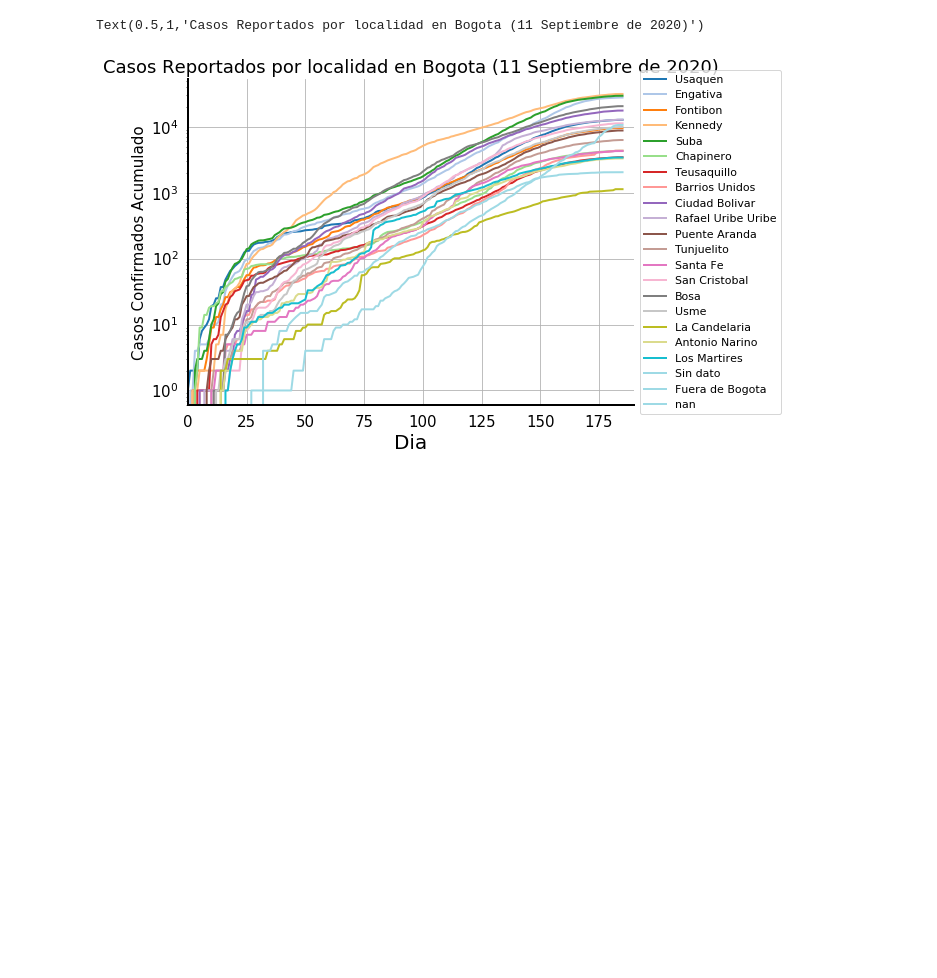
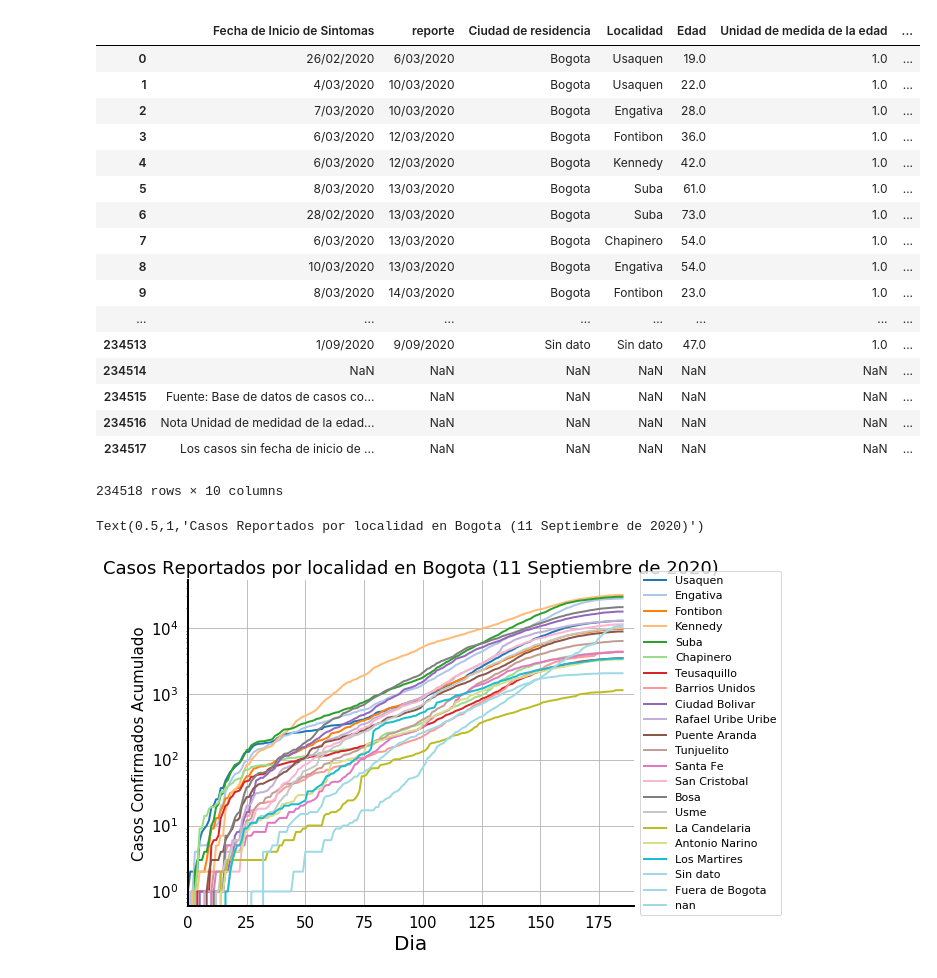
Before and after one commit to canietoa/EncuentroMatCar2, a Jupyter notebook: coviddata/covidbogota.ipynb, the cells around one changed output. Cells and saved outputs as stored; diff of their text form; code cells hidden in the pictures; blank space fills up the shorter version.

```diff
--- a/coviddata/covidbogota.ipynb
+++ b/coviddata/covidbogota.ipynb
@@ -15,6 +15,27 @@ import matplotlib.patches as mpatches
 from sklearn.linear_model import LinearRegression
 # %%
 data=pd.read_csv('./covidbogota.csv',sep=';')
+# %%
+data
+# %% [output]
+|  | Fecha de Inicio de Sintomas | reporte | Ciudad de residencia | Localidad | Edad | Unidad de medida de la edad | ... |
+| 0 | 26/02/2020 | 6/03/2020 | Bogota | Usaquen | 19.0 | 1.0 | ... |
+| 1 | 4/03/2020 | 10/03/2020 | Bogota | Usaquen | 22.0 | 1.0 | ... |
+| 2 | 7/03/2020 | 10/03/2020 | Bogota | Engativa | 28.0 | 1.0 | ... |
+| 3 | 6/03/2020 | 12/03/2020 | Bogota | Fontibon | 36.0 | 1.0 | ... |
+| 4 | 6/03/2020 | 12/03/2020 | Bogota | Kennedy | 42.0 | 1.0 | ... |
+| 5 | 8/03/2020 | 13/03/2020 | Bogota | Suba | 61.0 | 1.0 | ... |
+| 6 | 28/02/2020 | 13/03/2020 | Bogota | Suba | 73.0 | 1.0 | ... |
+| 7 | 6/03/2020 | 13/03/2020 | Bogota | Chapinero | 54.0 | 1.0 | ... |
+| 8 | 10/03/2020 | 13/03/2020 | Bogota | Engativa | 54.0 | 1.0 | ... |
+| 9 | 8/03/2020 | 14/03/2020 | Bogota | Fontibon | 23.0 | 1.0 | ... |
+| ... | ... | ... | ... | ... | ... | ... | ... |
+| 234513 | 1/09/2020 | 9/09/2020 | Sin dato | Sin dato | 47.0 | 1.0 | ... |
+| 234514 | NaN | NaN | NaN | NaN | NaN | NaN | ... |
+| 234515 | Fuente: Base de datos de casos co... | NaN | NaN | NaN | NaN | NaN | ... |
+| 234516 | Nota Unidad de medidad de la edad... | NaN | NaN | NaN | NaN | NaN | ... |
+| 234517 | Los casos sin fecha de inicio de ... | NaN | NaN | NaN | NaN | NaN | ... |
+234518 rows × 10 columns
 # %%
 data=pd.read_csv('./covidbogota.csv',sep=";")
 
```
Also changed, not shown: parts of 1 cell of this notebook, 9 other files.
